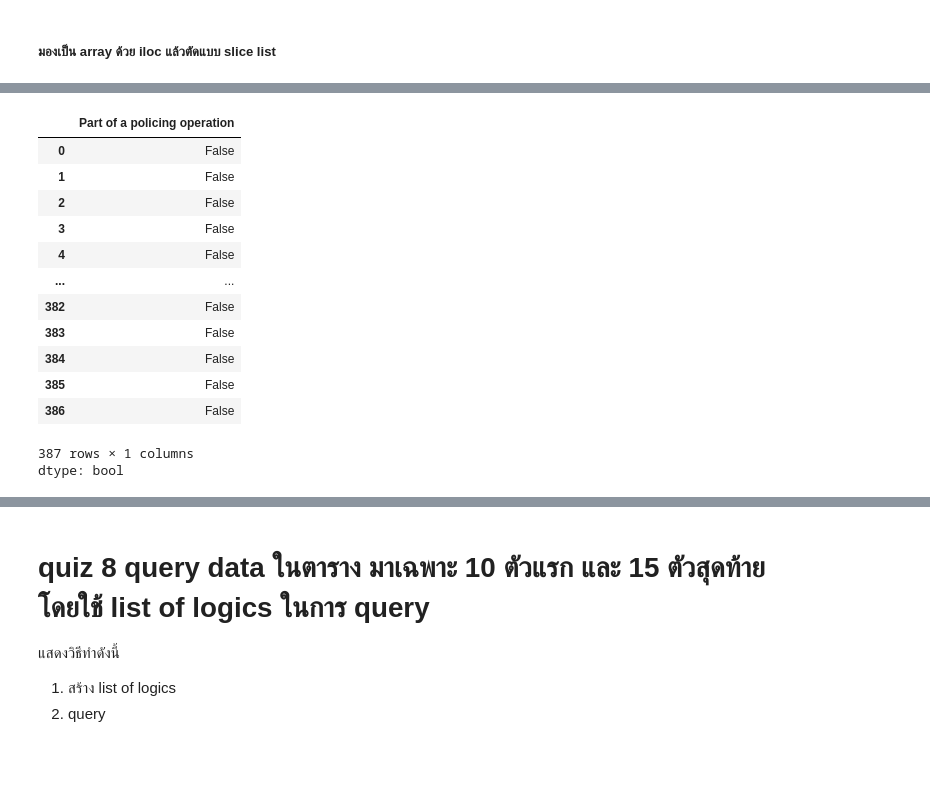
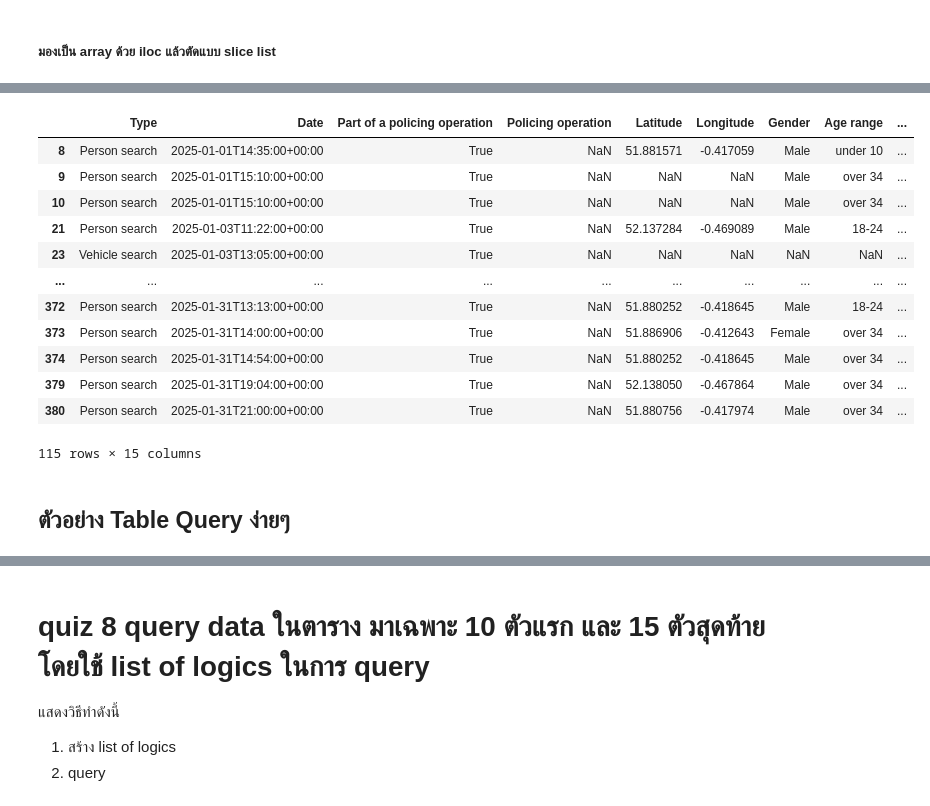
Before and after one commit to bamSirikorn/dataviz2025, a Jupyter notebook: Pandas_101_2025.ipynb, the cells around one changed output, grey strips where cells are left out. Cells and saved outputs as stored; diff of their text form; code cells hidden in the pictures; blank space fills up the shorter version.

```diff
--- a/Pandas_101_2025.ipynb
+++ b/Pandas_101_2025.ipynb
@@ -36,3 +50,2 @@ Drive already mounted at /content/drive; to attempt to forcibly remount, call dr
 # %%
-
-stopandsearch_df= '/content/drive/MyDrive/Python&DataViz2025/Data/2025-01/2025-01-bedfordshire-stop-and-search.csv'
+path_to_stopandsearch = '/content/drive/MyDrive/Python&DataViz2025/Data/2025-01/2025-01-bedfordshire-stop-and-search.csv'
@@ -87,0 +54,3 @@ ex_list[2][1]['XX']
+# %%
+stopandsearch_df = pd.read_csv(path_to_stopandsearch)
+stopandsearch_df
@@ -145,18 +219,18 @@ NameError: name 'folk_df' is not defined
 # %%
-
-stopandsearch_df ['Part of a policing operation']==True
+stopandsearch_df[stopandsearch_df['Part of a policing operation'] == True]
 # %% [output]
-|  | Part of a policing operation |
-| 0 | False |
-| 1 | False |
-| 2 | False |
-| 3 | False |
-| 4 | False |
-| ... | ... |
-| 382 | False |
-| 383 | False |
-| 384 | False |
-| 385 | False |
-| 386 | False |
+|  | Type | Date | Part of a policing operation | Policing operation | Latitude | Longitude | Gender | Age range | ... |
+| 8 | Person search | 2025-01-01T14:35:00+00:00 | True | NaN | 51.881571 | -0.417059 | Male | under 10 | ... |
+| 9 | Person search | 2025-01-01T15:10:00+00:00 | True | NaN | NaN | NaN | Male | over 34 | ... |
+| 10 | Person search | 2025-01-01T15:10:00+00:00 | True | NaN | NaN | NaN | Male | over 34 | ... |
+| 21 | Person search | 2025-01-03T11:22:00+00:00 | True | NaN | 52.137284 | -0.469089 | Male | 18-24 | ... |
+| 23 | Vehicle search | 2025-01-03T13:05:00+00:00 | True | NaN | NaN | NaN | NaN | NaN | ... |
+| ... | ... | ... | ... | ... | ... | ... | ... | ... | ... |
+| 372 | Person search | 2025-01-31T13:13:00+00:00 | True | NaN | 51.880252 | -0.418645 | Male | 18-24 | ... |
+| 373 | Person search | 2025-01-31T14:00:00+00:00 | True | NaN | 51.886906 | -0.412643 | Female | over 34 | ... |
+| 374 | Person search | 2025-01-31T14:54:00+00:00 | True | NaN | 51.880252 | -0.418645 | Male | over 34 | ... |
+| 379 | Person search | 2025-01-31T19:04:00+00:00 | True | NaN | 52.138050 | -0.467864 | Male | over 34 | ... |
+| 380 | Person search | 2025-01-31T21:00:00+00:00 | True | NaN | 51.880756 | -0.417974 | Male | over 34 | ... |
-387 rows × 1 columns
-dtype: bool
+115 rows × 15 columns
+# %% [markdown]
+## ตัวอย่าง Table Query ง่ายๆ
```
Also changed, not shown: parts of 54 cells of this notebook.
